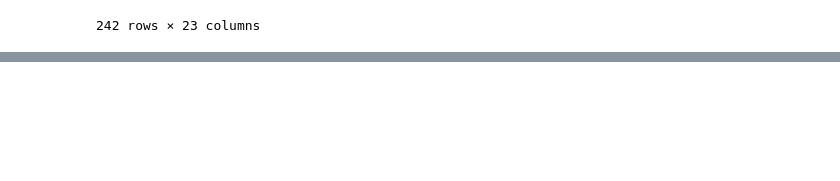
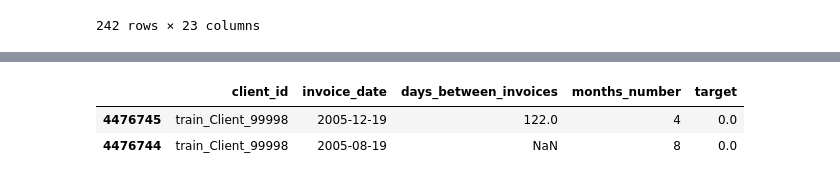
Before and after one commit to learnbh/ml-project, a Jupyter notebook: bea/bea_eda.ipynb, the cells around one changed output, grey strips where cells are left out. Saved outputs shown, nothing was run; the diff lists cells and outputs as text; code cells hidden in the pictures; blank space fills up the shorter version.

```diff
--- a/bea_eda.ipynb
+++ b/bea/bea_eda.ipynb
@@ -1228,0 +1243,24 @@ invoice_client_train.query("months_number > 88 and target == 1")
+# %%
+train = invoice_client_train.copy()
+# counter_statue == 269375 -> can be droped, since there is just one observation and also the train_Client_53725 belong to only that observation
+train = train.query("counter_statue != 269375")
+# counter_statue == 420 and reading_remarque == 5 and counter_code == 1 -> they are just one time in the same observation, so we can drop them as well
+train = train.query("counter_statue != 420")
+# replace string of int to int
+train['counter_statue'] = train['counter_statue'].replace('0', 0)
+train['counter_statue'] = train['counter_statue'].replace('1', 1)
+train['counter_statue'] = train['counter_statue'].replace('4', 4)
+train['counter_statue'] = train['counter_statue'].replace('5', 5)
+# counter_statue == 769 and reading_remarque == 207 ???
+train = train.query("counter_statue != 769")
+# counter_statue == 618 and reading_remarque == 413 ???
+train = train.query("counter_statue != 618")
+# counter_statue == 46 and reading_remarque == 203 ???
+train = train.query("counter_statue != 46")
+#months_number > 88
+train = train.query("months_number <= 88") # auch aus testdaten
+# %%
+#train['new-old_index'] = (train['new_index'] - train['old_index'])*train['counter_coefficient']
+##train['new-old_index']
+#train['add_consommation_levels'] = train['consommation_level_1'] + train['consommation_level_2'] + train['consommation_level_3'] + train['consommation_level_4']
+train = correct_newIndex(train)
@@ -1228,0 +1283,7 @@ invoice_client_train.query("months_number > 88 and target == 1")
+# %%
+def invoiceDate_calcVar(df, nameForAddColumn="days_between_invoices"):
+    df[nameForAddColumn] = df.sort_values('invoice_date').groupby('client_id')['invoice_date'].diff().dt.days
+    variance = df[nameForAddColumn].var()
+    return df
+# %%
+train = invoiceDate_calcVar(train)
@@ -1228,0 +1306,6 @@ invoice_client_train.query("months_number > 88 and target == 1")
+# %%
+train.query("client_id == 'train_Client_99998'").sort_values("invoice_date", ascending=False)[['client_id', 'invoice_date', 'days_between_invoices', 'months_number', 'target']]
+# %% [output]
+|  | client_id | invoice_date | days_between_invoices | months_number | target |
+| 4476745 | train_Client_99998 | 2005-12-19 | 122.0 | 4 | 0.0 |
+| 4476744 | train_Client_99998 | 2005-08-19 | NaN | 8 | 0.0 |
```
Also changed, not shown: parts of 5 cells of this notebook, 2 other files.
